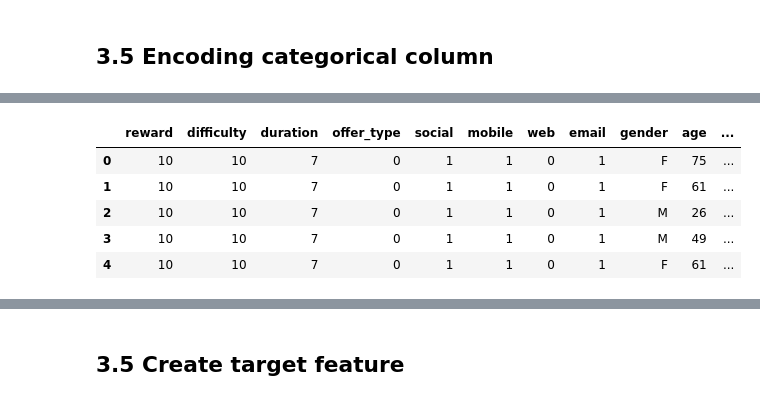
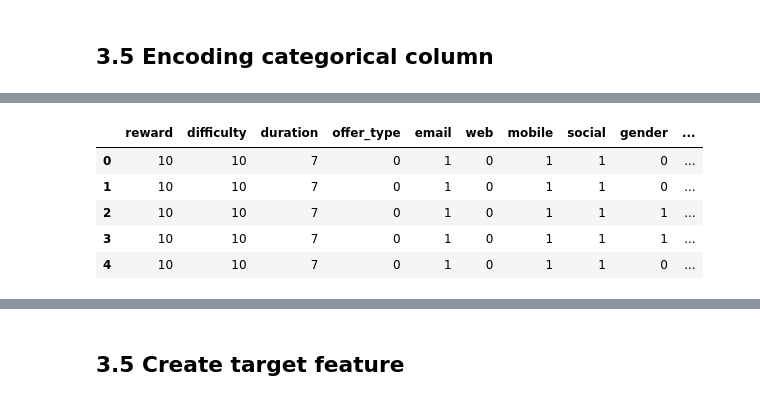
Before and after one commit to veectro/starbucks-capstone, a Jupyter notebook: Starbucks_Capstone_notebook.ipynb, the cells around one changed output, grey strips where cells are left out. Drawn from its saved outputs; the diff is of its cells as text; code cells hidden in the pictures.

```diff
--- a/Starbucks_Capstone_notebook.ipynb
+++ b/Starbucks_Capstone_notebook.ipynb
@@ -795,0 +836,3 @@ The distribution of `age` feature are looks correct and therefore does not need
+# %%
+cleaned_profile['age_group'] = pd.cut(cleaned_profile['age'], bins=[18, 59, 60, np.inf], labels = ['adolesence','adult','senior'], right=False)
+cleaned_profile.head()
@@ -795,0 +864,3 @@ The distribution of `age` feature are looks correct and therefore does not need
+# %%
+cleaned_profile.drop(columns=['age'], inplace=True)
+cleaned_profile.head()
@@ -1044,7 +1127,8 @@ time: 12.5 s (started: 2021-03-20 13:42:06 +01:00)
 # %%
 # add new feature `offer_successful`
-cleaned_transcript_group['offer_successful'] = cleaned_transcript_group['sum'].str.contains('viewed') & cleaned_transcript_group['sum'].str.contains('completed')
-cleaned_transcript_group
+cleaned_transcript_group['offer_successful'] = cleaned_transcript_group['sum'].str.contains('viewed') \
+    & cleaned_transcript_group['sum'].str.contains('completed')
+cleaned_transcript_group.head()
 # %% [output]
 |  | customer_id | offer_id | sum | offer_successful |
 | 0 | 0009655768c64bdeb2e877511632db8f | 2906b810c7d4411798c6938adc9daaa5 | offer receivedoffer completed | False |
@@ -1229,3 +1306,3 @@ time: 31 ms (started: 2021-03-20 13:42:19 +01:00)
 # %%
-categorical_column = ['offer_type', 'gender']
+categorical_column = ['offer_type', 'gender', 'age_group']
 # %% [output]
@@ -1251,10 +1328,12 @@ time: 0 ns (started: 2021-03-20 13:42:19 +01:00)
 # %%
-merge_dataframe_encoded['offer_type'] = le.fit_transform(merge_dataframe_encoded['offer_type'])
+for cat in categorical_column:
+    merge_dataframe_encoded[cat] = le.fit_transform(merge_dataframe_encoded[cat])
+
 merge_dataframe_encoded.head()
 # %% [output]
-|  | reward | difficulty | duration | offer_type | social | mobile | web | email | gender | age | ... |
-| 0 | 10 | 10 | 7 | 0 | 1 | 1 | 0 | 1 | F | 75 | ... |
-| 1 | 10 | 10 | 7 | 0 | 1 | 1 | 0 | 1 | F | 61 | ... |
-| 2 | 10 | 10 | 7 | 0 | 1 | 1 | 0 | 1 | M | 26 | ... |
-| 3 | 10 | 10 | 7 | 0 | 1 | 1 | 0 | 1 | M | 49 | ... |
-| 4 | 10 | 10 | 7 | 0 | 1 | 1 | 0 | 1 | F | 61 | ... |
+|  | reward | difficulty | duration | offer_type | email | web | mobile | social | gender | ... |
+| 0 | 10 | 10 | 7 | 0 | 1 | 0 | 1 | 1 | 0 | ... |
+| 1 | 10 | 10 | 7 | 0 | 1 | 0 | 1 | 1 | 0 | ... |
+| 2 | 10 | 10 | 7 | 0 | 1 | 0 | 1 | 1 | 1 | ... |
+| 3 | 10 | 10 | 7 | 0 | 1 | 0 | 1 | 1 | 1 | ... |
+| 4 | 10 | 10 | 7 | 0 | 1 | 0 | 1 | 1 | 0 | ... |
```
Also changed, not shown: parts of 141 cells of this notebook, 2 other files.
